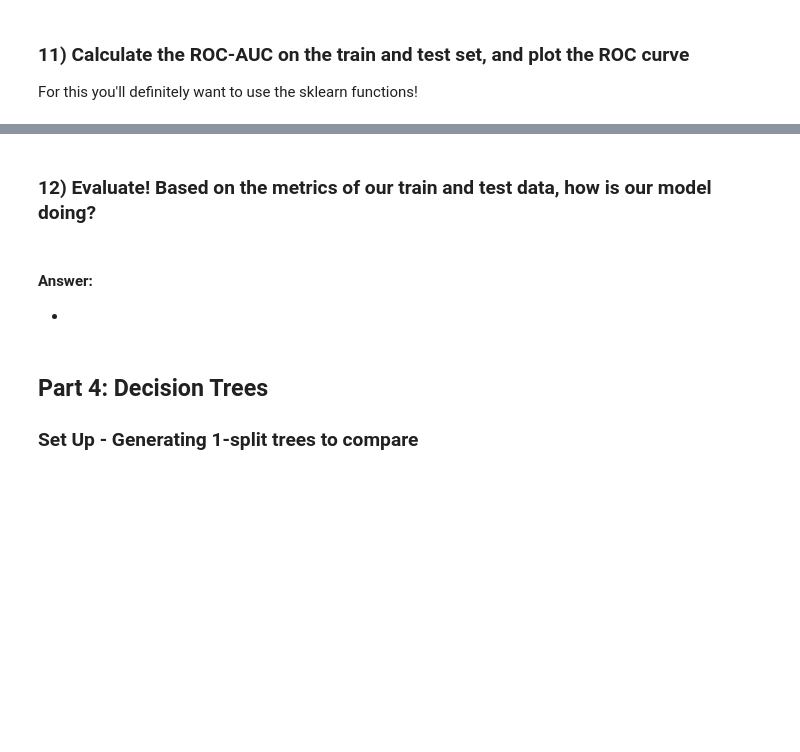
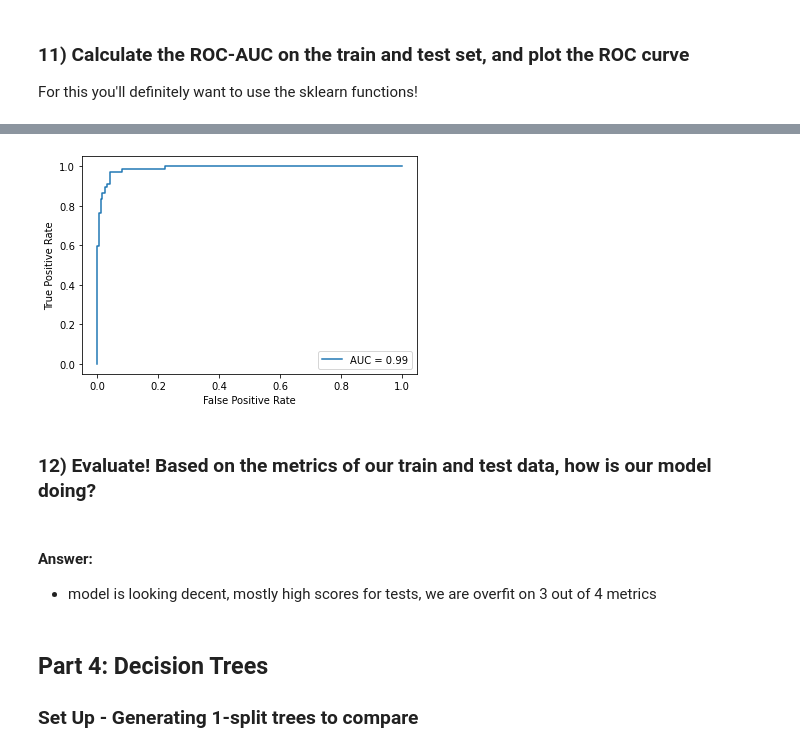
Before and after one commit to pyamin1878/NTL-DS-103023, a Jupyter notebook: Phase 3/Lectures/17_P3_CodeChallenge_Review.ipynb, the cells around one changed output, grey strips where cells are left out. Saved outputs shown, nothing was run; the diff lists cells and outputs as text; code cells hidden in the pictures; blank space fills up the shorter version.

```diff
--- a/Phase 3/Lectures/17_P3_CodeChallenge_Review.ipynb
+++ b/Phase 3/Lectures/17_P3_CodeChallenge_Review.ipynb
@@ -268,4 +272,9 @@ f1_score(y_test, y_pred)
 For this you'll definitely want to use the sklearn functions!
 # %%
 # call_on_students(1)
+# %%
+#ROC for train
+tr_probas = logreg.predict_proba(X_train_scaled)[:,1]
+
+train_auc = roc_auc_score(y_train, tr_probas)
 # %%
@@ -284,11 +291,16 @@ RocCurveDisplay(fpr=fpr, tpr=tpr).plot();
+# %%
+fpr, tpr, thresh = roc_curve(y_train, tr_probas)
+RocCurveDisplay(fpr=fpr, tpr=tpr, roc_auc=train_auc).plot();
+# %% [output]
+[figure, added]
 # %% [markdown]
 ### 12) Evaluate! Based on the metrics of our train and test data, how is our model doing?
 # %%
 # call_on_students(1)
-# %% [markdown]
-#### Answer:
-
--
+# %% [markdown]
+#### Answer:
+
+- model is looking decent, mostly high scores for tests, we are overfit on 3 out of 4 metrics
 # %% [markdown]
 ## Part 4: Decision Trees
 
```
Also changed, not shown: parts of 36 cells of this notebook.
